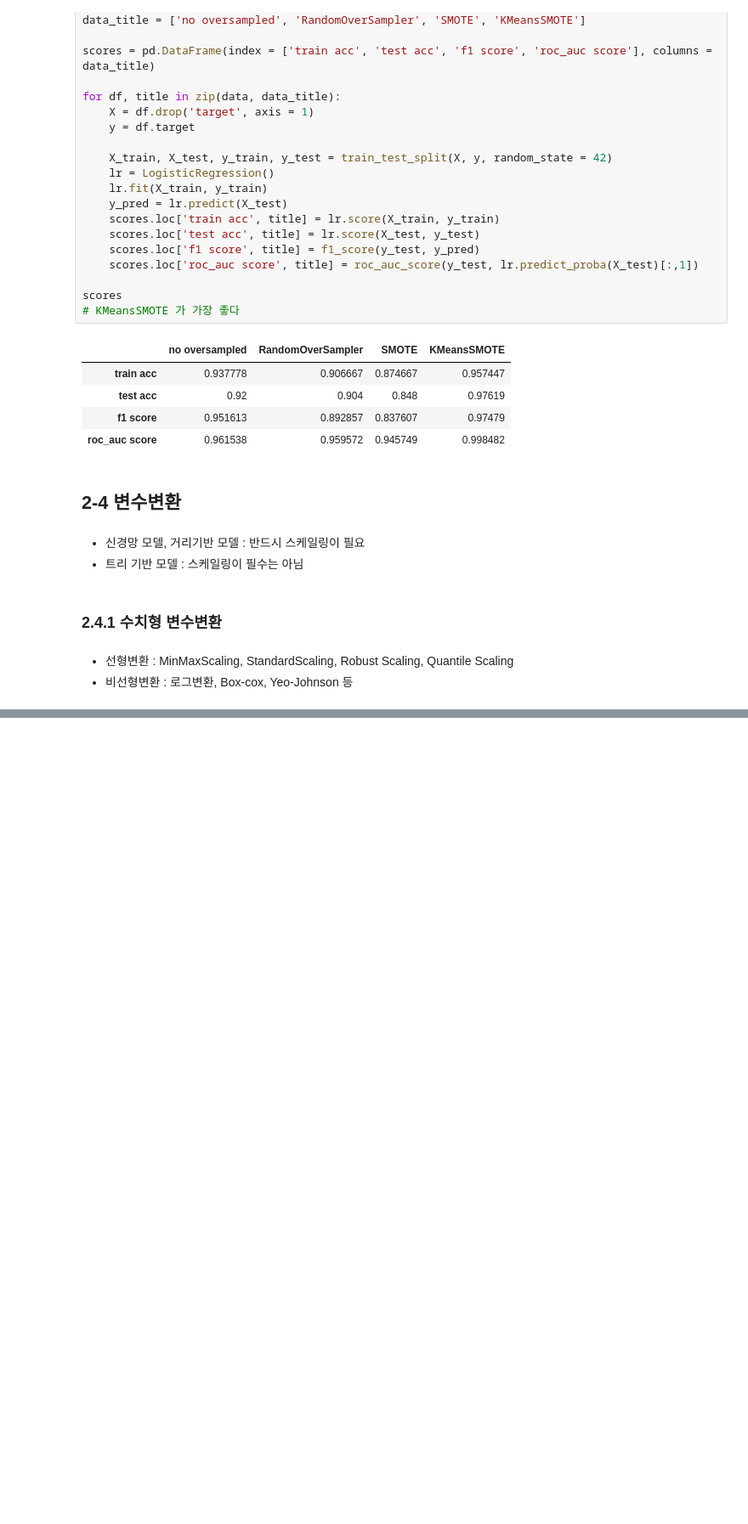
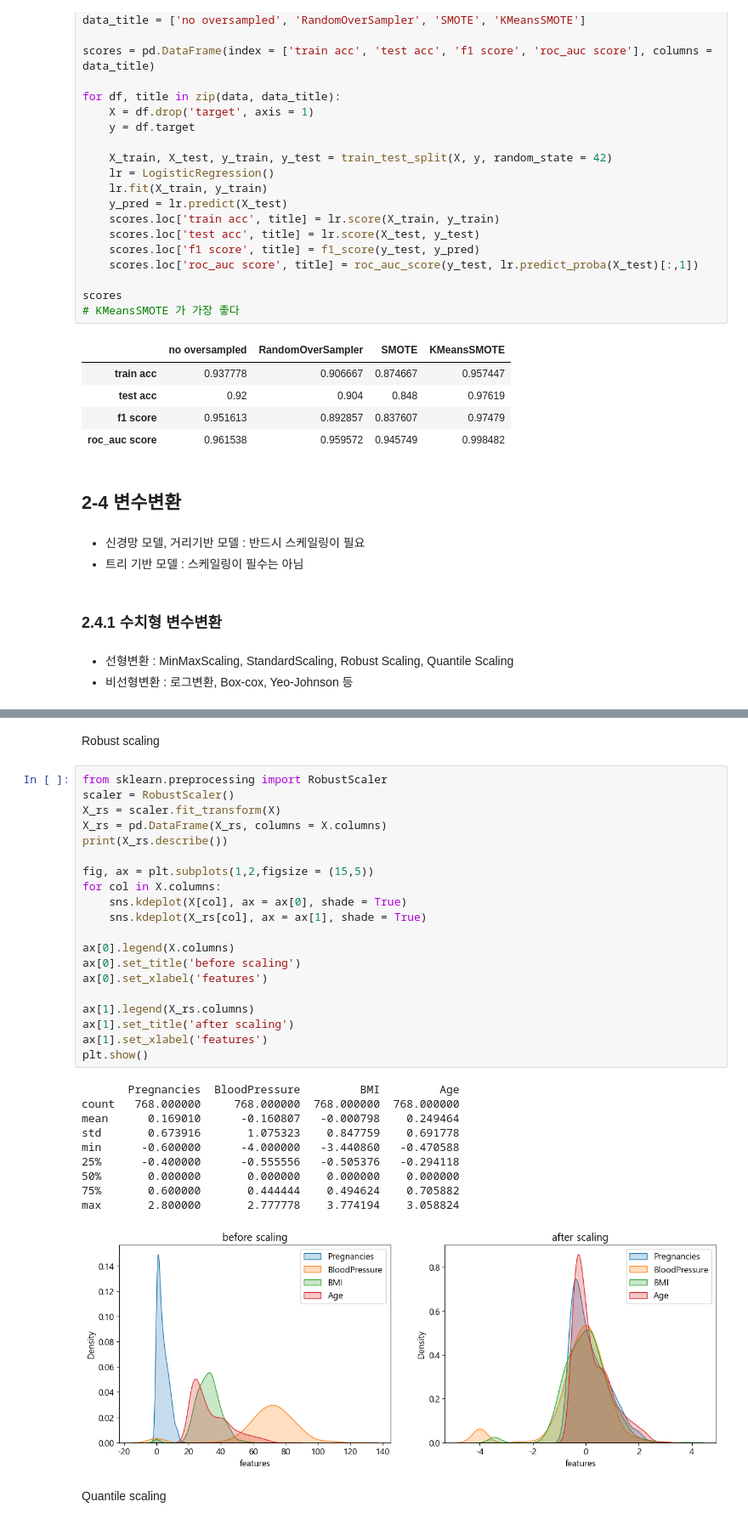
Before and after one commit to Junoflows/ADP, a Jupyter notebook: 교재 정리/2. 전처리.ipynb, the cells around one changed output, grey strips where cells are left out. Shown: that part at 85% size. Drawn from its saved outputs; the diff is of its cells as text; blank space fills up the shorter version.

```diff
--- a/교재 정리/2. 전처리.ipynb
+++ b/교재 정리/2. 전처리.ipynb
@@ -510,0 +612,35 @@ scores
+# %% [markdown]
+Robust scaling
+# %%
+from sklearn.preprocessing import RobustScaler
+scaler = RobustScaler()
+X_rs = scaler.fit_transform(X)
+X_rs = pd.DataFrame(X_rs, columns = X.columns)
+print(X_rs.describe())
+
+fig, ax = plt.subplots(1,2,figsize = (15,5))
+for col in X.columns:
+    sns.kdeplot(X[col], ax = ax[0], shade = True)
+    sns.kdeplot(X_rs[col], ax = ax[1], shade = True)
+
+ax[0].legend(X.columns)
+ax[0].set_title('before scaling')
+ax[0].set_xlabel('features')
+
+ax[1].legend(X_rs.columns)
+ax[1].set_title('after scaling')
+ax[1].set_xlabel('features')
+plt.show()
+# %% [output]
+       Pregnancies  BloodPressure         BMI         Age
+count   768.000000     768.000000  768.000000  768.000000
+mean      0.169010      -0.160807   -0.000798    0.249464
+std       0.673916       1.075323    0.847759    0.691778
+min      -0.600000      -4.000000   -3.440860   -0.470588
+25%      -0.400000      -0.555556   -0.505376   -0.294118
+50%       0.000000       0.000000    0.000000    0.000000
+75%       0.600000       0.444444    0.494624    0.705882
+max       2.800000       2.777778    3.774194    3.058824
+[figure, added]
+# %% [markdown]
+Quantile scaling
```
Also changed, not shown: parts of 13 cells of this notebook, 1 other file.
